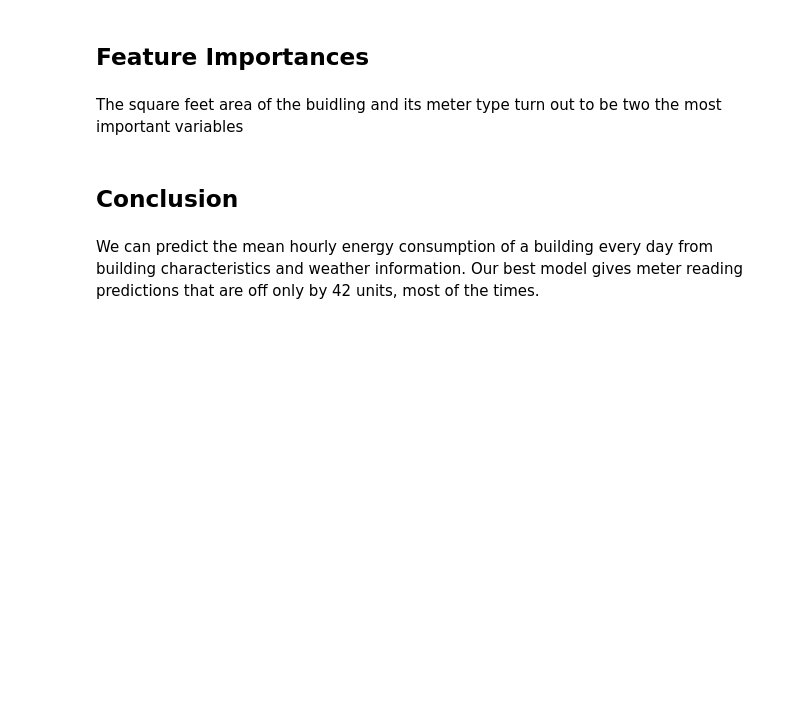
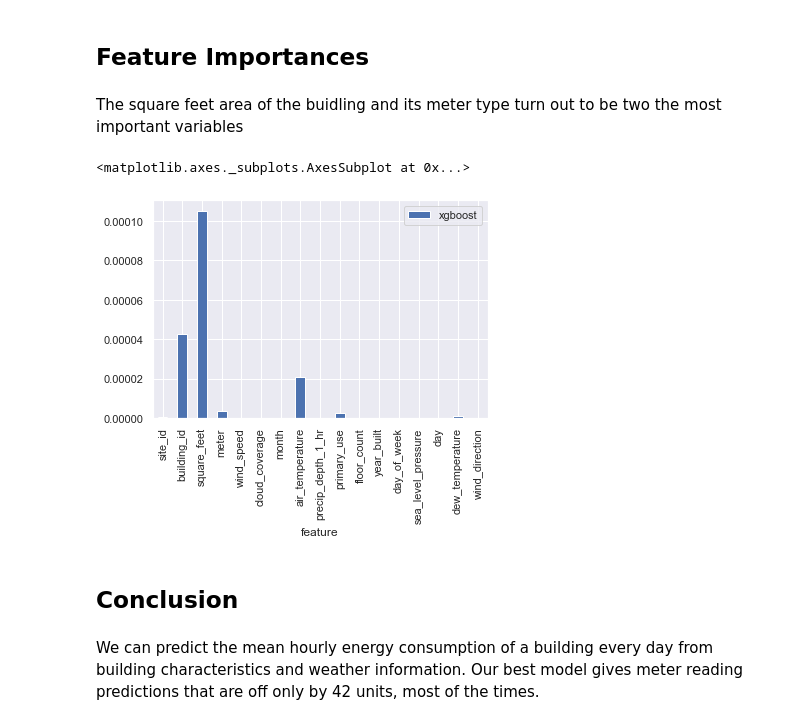
Before and after one commit to samarthinani94/ASHRAE_Energy_Predictor, a Jupyter notebook: Final_120219.ipynb, the cells around one changed output. Drawn from its saved outputs; the diff is of its cells as text; code cells hidden in the pictures; blank space fills up the shorter version.

```diff
--- a/Final_120219.ipynb
+++ b/Final_120219.ipynb
@@ -400,7 +482,10 @@ I_xgb = importances(search_xgb.best_estimator_, X_test, y_test)
 I = pd.concat([I_ridge,I_rf,I_xgb], axis=1, sort=False).reset_index()
 I.columns = ['feature','ridge','random_forest','xgboost']
 # %%
-I.plot.bar(x='feature',y=['ridge', 'random_forest', 'xgboost'])
+I.plot.bar(x='feature',y=['xgboost'])
+# %% [output]
+<matplotlib.axes._subplots.AxesSubplot at 0x...>
+[figure, added]
 # %% [markdown]
 Conclusion
 ---
```
Also changed, not shown: parts of 15 cells of this notebook.
